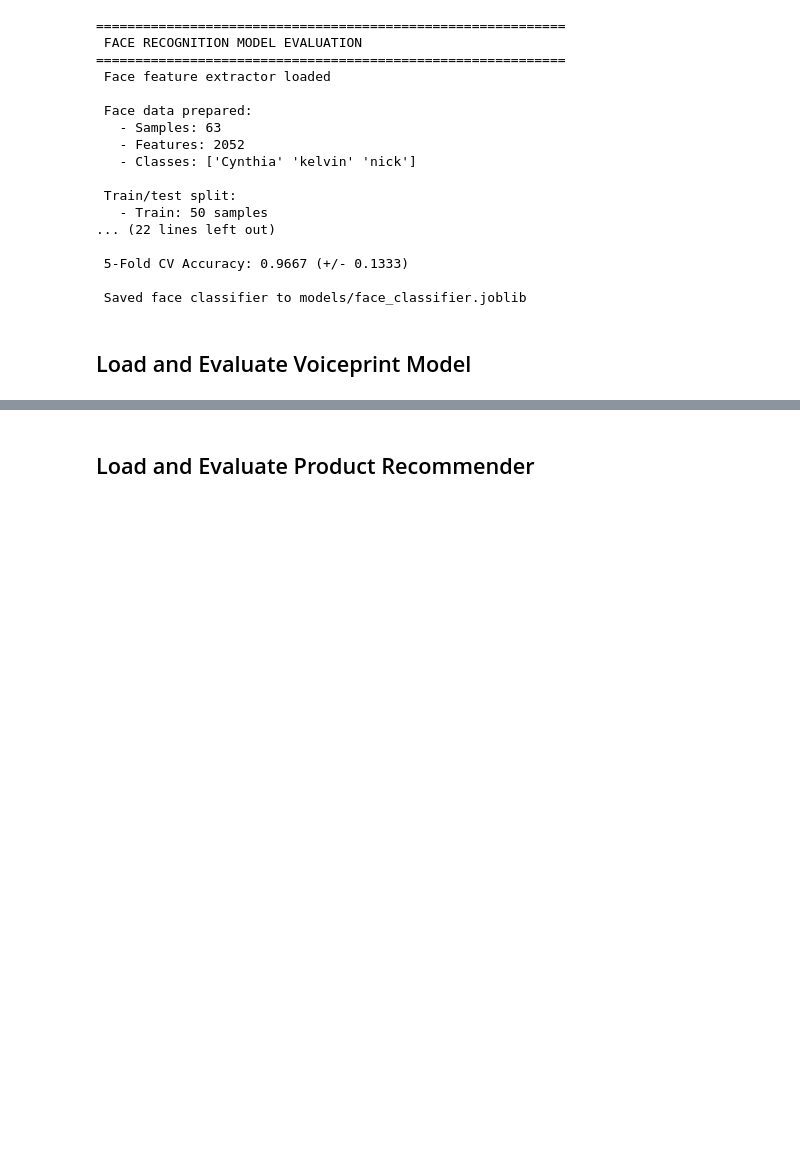
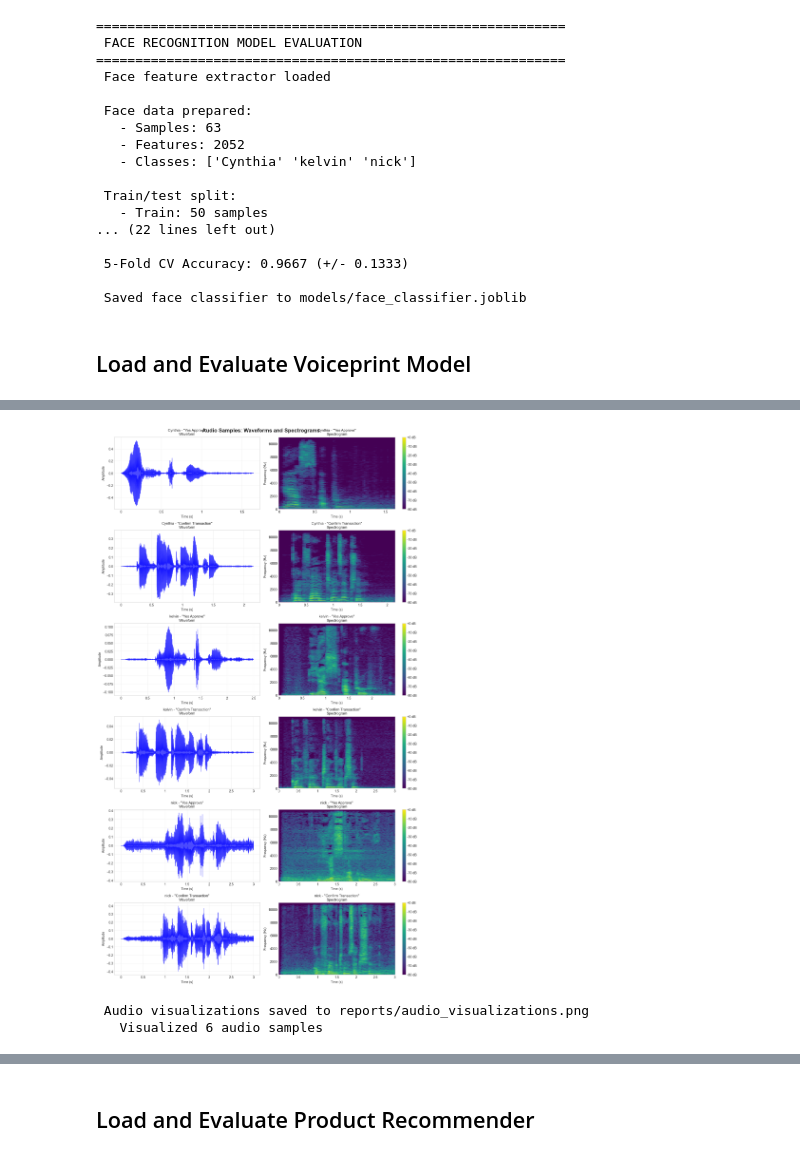
Before and after one commit to kelvintawe12/Formative_two_data-processing, a Jupyter notebook: multimodal-secure-recommender/notebooks/04_model_evaluation.ipynb, the cells around one changed output, grey strips where cells are left out. Drawn from its saved outputs; the diff is of its cells as text; code cells hidden in the pictures; blank space fills up the shorter version.

Commit message:
Add audio visualization and augmentation demonstration

```diff
--- a/multimodal-secure-recommender/notebooks/04_model_evaluation.ipynb
+++ b/multimodal-secure-recommender/notebooks/04_model_evaluation.ipynb
@@ -303 +303,76 @@ weighted avg       0.34      0.38      0.36         8
  Voice model evaluation complete!
+# %%
+# ============================================================================
+# AUDIO VISUALIZATION - Waveforms and Spectrograms
+# ============================================================================
+
+print("\n" + "="*60)
+print(" AUDIO VISUALIZATION - Waveforms and Spectrograms")
+print("="*60)
+
+import librosa
+import librosa.display
+
+# CORRECTED PATHS - using your actual files
+audio_files = [
+    ('Cynthia', '../data/audio/Cynthia_yes_approve.m4a', 'Yes Approve'),
+    ('Cynthia', '../data/audio/Cynthia_confirm_tx.m4a', 'Confirm Transaction'),
+    ('kelvin', '../data/audio/kelvin_yes_approve.m4a', 'Yes Approve'),
+    ('kelvin', '../data/audio/kelvin_confirm_tx.m4a', 'Confirm Transaction'),
+    ('nick', '../data/audio/nick_yes_approve.m4a', 'Yes Approve'),
+    ('nick', '../data/audio/nick_confirm_tx.m4a', 'Confirm Transaction')
+]
+
+# Check which files exist
+print("\n Checking audio files:")
+existing_files = []
+for name, filepath, phrase in audio_files:
+    if os.path.exists(filepath):
+        print(f"   {name} - {phrase}: Found")
+        existing_files.append((name, filepath, phrase))
+    else:
+        print(f"   {name} - {phrase}: MISSING")
+
+if not existing_files:
+    print("\n  No audio files found! Please check the paths.")
+else:
+    # Create visualization
+    n_files = len(existing_files)
+    fig, axes = plt.subplots(n_files, 2, figsize=(14, 4*n_files))
+    fig.suptitle('Audio Samples: Waveforms and Spectrograms', fontsize=16, fontweight='bold')
+
+    for idx, (name, filepath, phrase) in enumerate(existing_files):
+        try:
+            # Load audio file
+            y, sr = librosa.load(filepath, duration=3)
+
+            # Waveform
+            axes[idx, 0].set_title(f'{name} - "{phrase}"\nWaveform', fontsize=11)
+            librosa.display.waveshow(y, sr=sr, ax=axes[idx, 0], color='blue', alpha=0.7)
+            axes[idx, 0].set_xlabel('Time (s)')
+            axes[idx, 0].set_ylabel('Amplitude')
+            axes[idx, 0].grid(True, alpha=0.3)
+
+            # Spectrogram
+            axes[idx, 1].set_title(f'{name} - "{phrase}"\nSpectrogram', fontsize=11)
+            D = librosa.amplitude_to_db(np.abs(librosa.stft(y)), ref=np.max)
+            img = librosa.display.specshow(D, sr=sr, x_axis='time', y_axis='hz',
+                                           ax=axes[idx, 1], cmap='viridis')
+            axes[idx, 1].set_xlabel('Time (s)')
+            axes[idx, 1].set_ylabel('Frequency (Hz)')
+            plt.colorbar(img, ax=axes[idx, 1], format='%+2.0f dB')
+
+        except Exception as e:
+            print(f"Error processing {filepath}: {e}")
+            axes[idx, 0].text(0.5, 0.5, f'Error loading file',
+                             ha='center', va='center', transform=axes[idx, 0].transAxes)
+            axes[idx, 1].text(0.5, 0.5, 'Error loading file',
+                             ha='center', va='center', transform=axes[idx, 1].transAxes)
+
+    plt.tight_layout()
+    plt.savefig('../reports/audio_visualizations.png', dpi=150, bbox_inches='tight')
+    plt.show()
+
+    print(f"\n Audio visualizations saved to reports/audio_visualizations.png")
+    print(f"   Visualized {len(existing_files)} audio samples")
+# %% [output]
@@ -303,0 +390,3 @@ weighted avg       0.34      0.38      0.36         8
+[figure, added]
+ Audio visualizations saved to reports/audio_visualizations.png
+   Visualized 6 audio samples
```
Also changed, not shown: parts of 4 cells of this notebook.
